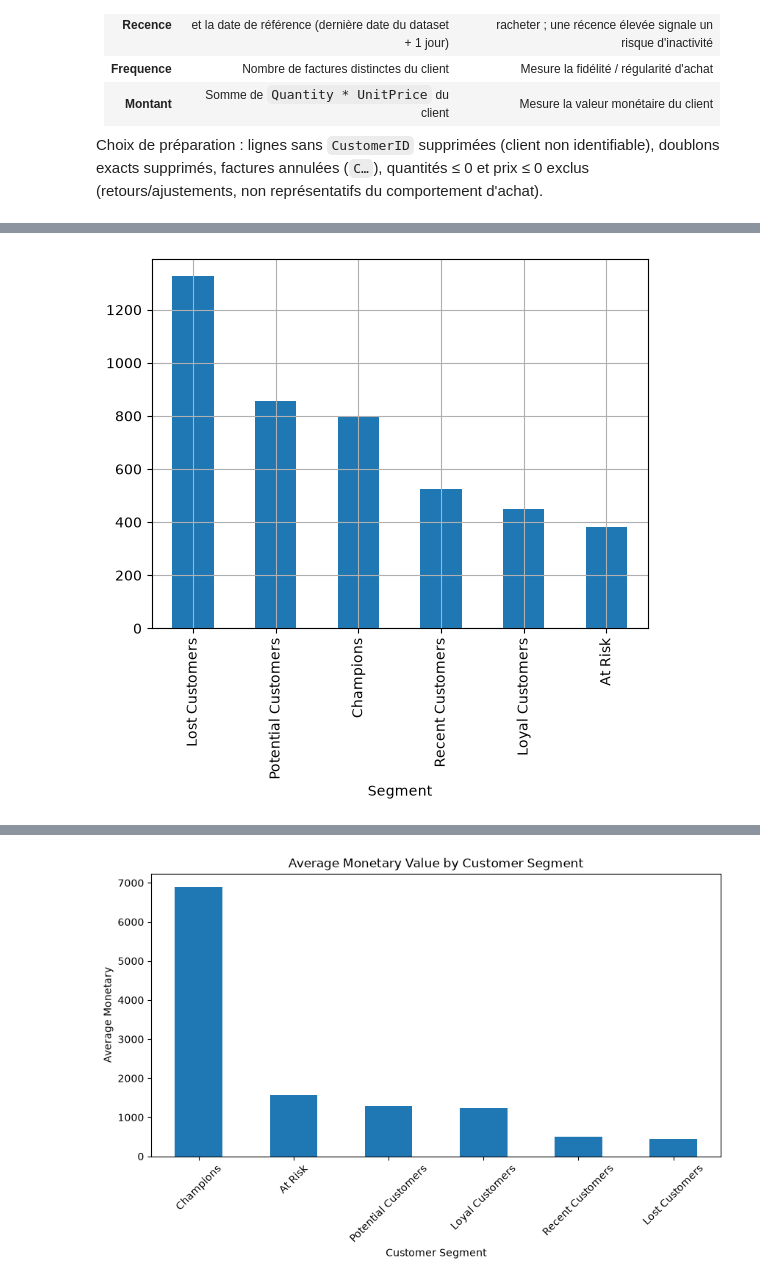
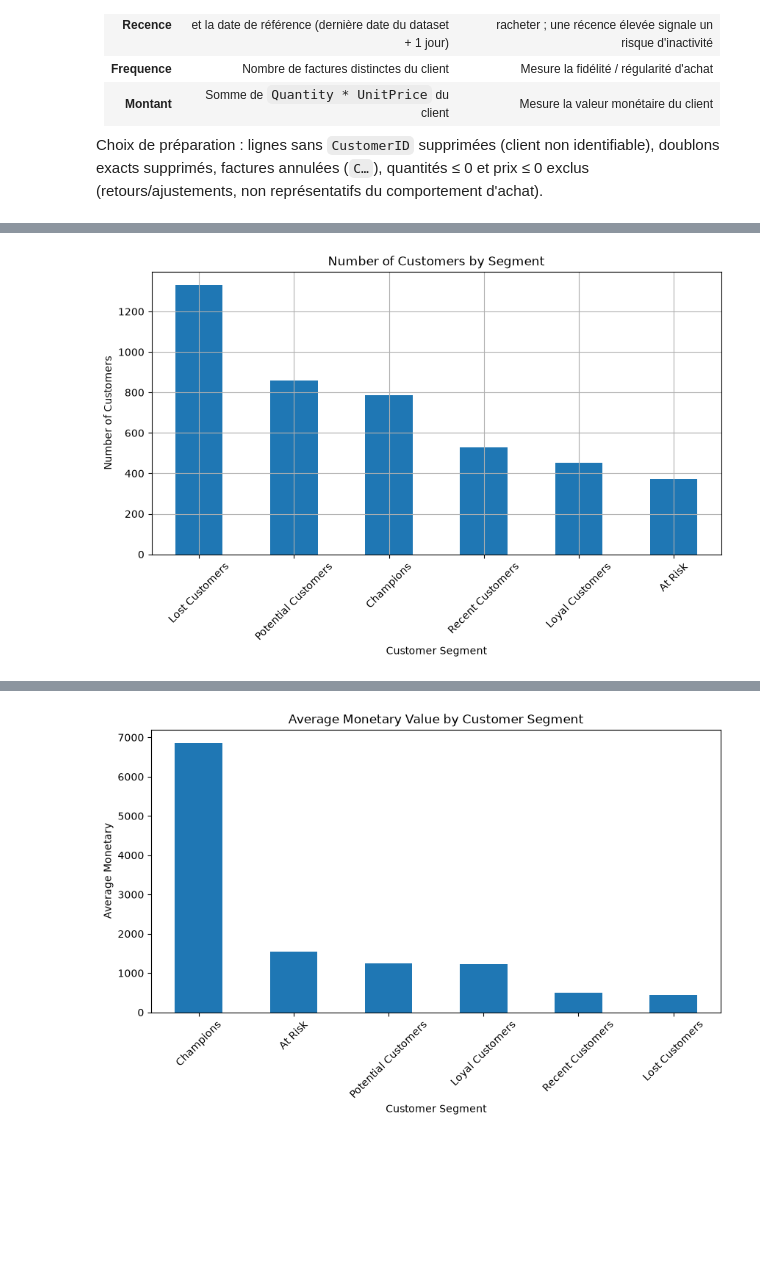
Before and after one commit to RihabMhd/Apprentissage-Suppervisee-Classification, a Jupyter notebook: notebook/prediction.ipynb, the cells around one changed output, grey strips where cells are left out. Saved outputs shown, nothing was run; the diff lists cells and outputs as text; code cells hidden in the pictures; blank space fills up the shorter version.

```diff
--- a/notebook/prediction.ipynb
+++ b/notebook/prediction.ipynb
@@ -246,10 +187,19 @@ Name: TotalPrice, dtype: float64
 customer_activity = (
     data_clean.groupby("CustomerID")
     .agg(
-        Frequency=("InvoiceNo", "nunique"),
-        Monetary=("TotalPrice", "sum")
+        Frequency=("InvoiceNo", "nunique"),   # distinct invoices per customer
+        Monetary=("TotalPrice", "sum")        # total spend per customer
     )
-    .sort_values(by="Monetary", ascending=False)
 )
-print(customer_activity.head(10))
+
+snapshot_date = data_clean["InvoiceDate"].max() + pd.Timedelta(days=1)
+customer_recency = (
+    snapshot_date - data_clean.groupby("CustomerID")["InvoiceDate"].max()
+).dt.days
+
+rfm = customer_activity.copy()
+rfm["Recency"] = customer_recency
+rfm = rfm[["Recency", "Frequency", "Monetary"]].sort_values("Monetary", ascending=False)
+
+print(rfm.head(10))
 # %% [output]
@@ -433,4 +299,13 @@ rfm.groupby("Segment")[["Recency", "Frequency", "Monetary"]].mean()
 # %%
-rfm["Segment"].value_counts().plot(kind="bar").grid()
+rfm["Segment"].value_counts().plot(
+    kind="bar",
+    figsize=(10, 5)
+).grid()
+
+plt.title("Number of Customers by Segment")
+plt.xlabel("Customer Segment")
+plt.ylabel("Number of Customers")
+plt.xticks(rotation=45)
+plt.show()
 # %% [output]
-[figure, old version]
+[figure, new version]
```
Also changed, not shown: parts of 42 cells of this notebook, 1 other file.
